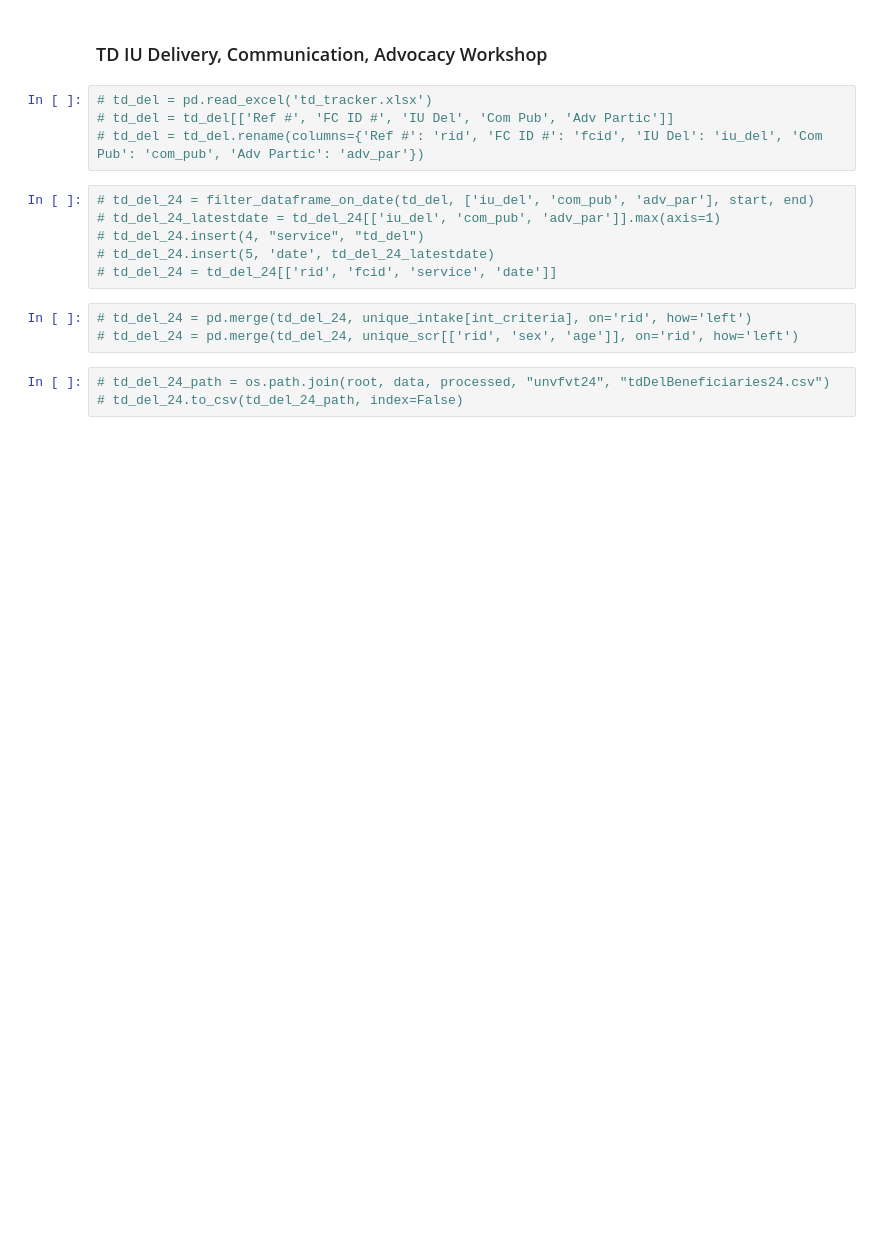
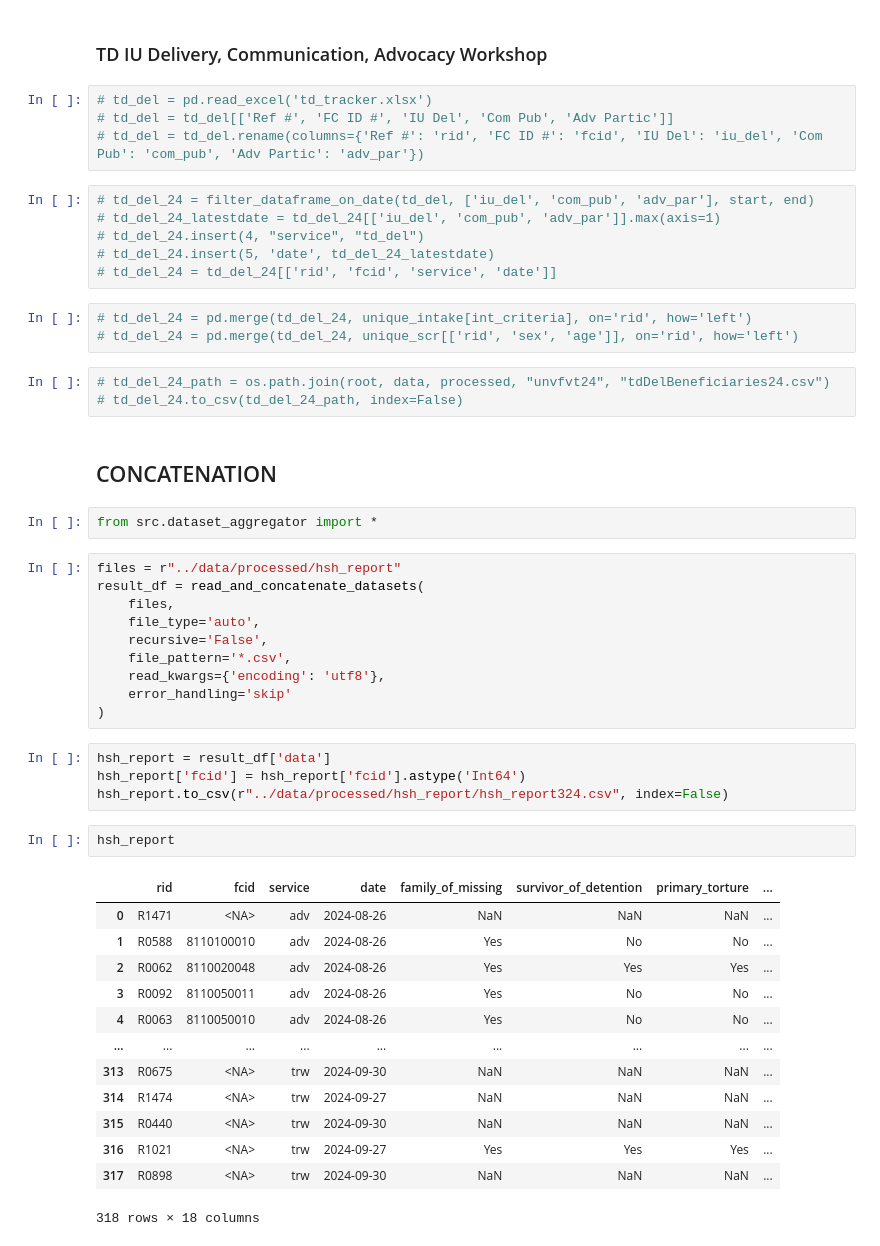
Before and after one commit to ModarYaghi/fc-performeter, a Jupyter notebook: notebooks/unvfvt.ipynb, the cells around one changed output. Drawn from its saved outputs; the diff is of its cells as text; blank space fills up the shorter version.

```diff
--- a/notebooks/unvfvt.ipynb
+++ b/notebooks/unvfvt.ipynb
@@ -343,3 +377,37 @@ cm_24['entity'].value_counts()
 # %%
 # td_del_24_path = os.path.join(root, data, processed, "unvfvt24", "tdDelBeneficiaries24.csv")
 # td_del_24.to_csv(td_del_24_path, index=False)
+# %% [markdown]
+## CONCATENATION
+# %%
+from src.dataset_aggregator import *
+# %%
+files = r"../data/processed/hsh_report"
+result_df = read_and_concatenate_datasets(
+    files,
+    file_type='auto',
+    recursive='False',
+    file_pattern='*.csv',
+    read_kwargs={'encoding': 'utf8'},
+    error_handling='skip'
+)
+# %%
+hsh_report = result_df['data']
+hsh_report['fcid'] = hsh_report['fcid'].astype('Int64')
+hsh_report.to_csv(r"../data/processed/hsh_report/hsh_report324.csv", index=False)
+# %%
+hsh_report
+# %% [output]
+|  | rid | fcid | service | date | family_of_missing | survivor_of_detention | primary_torture | ... |
+| 0 | R1471 | <NA> | adv | 2024-08-26 | NaN | NaN | NaN | ... |
+| 1 | R0588 | 8110100010 | adv | 2024-08-26 | Yes | No | No | ... |
+| 2 | R0062 | 8110020048 | adv | 2024-08-26 | Yes | Yes | Yes | ... |
+| 3 | R0092 | 8110050011 | adv | 2024-08-26 | Yes | No | No | ... |
+| 4 | R0063 | 8110050010 | adv | 2024-08-26 | Yes | No | No | ... |
+| ... | ... | ... | ... | ... | ... | ... | ... | ... |
+| 313 | R0675 | <NA> | trw | 2024-09-30 | NaN | NaN | NaN | ... |
+| 314 | R1474 | <NA> | trw | 2024-09-27 | NaN | NaN | NaN | ... |
+| 315 | R0440 | <NA> | trw | 2024-09-30 | NaN | NaN | NaN | ... |
+| 316 | R1021 | <NA> | trw | 2024-09-27 | Yes | Yes | Yes | ... |
+| 317 | R0898 | <NA> | trw | 2024-09-30 | NaN | NaN | NaN | ... |
+318 rows × 18 columns
```
Also changed, not shown: parts of 27 cells of this notebook, 10 other files.
